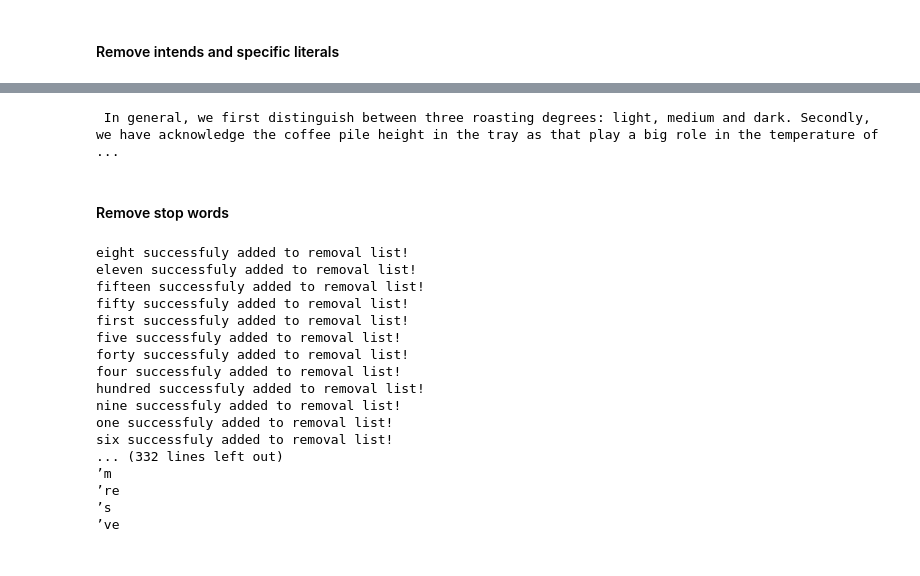
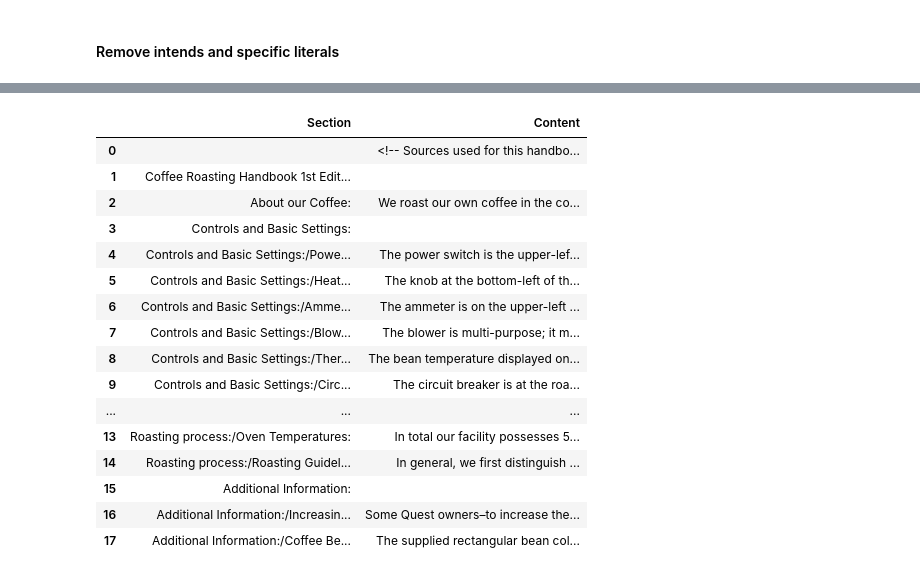
Before and after one commit to holzhauerL/nlp-rule-extraction, a Jupyter notebook: notebooks/pipeline.ipynb, the cells around one changed output, grey strips where cells are left out. Drawn from its saved outputs; the diff is of its cells as text; code cells hidden in the pictures.

```diff
--- a/notebooks/pipeline.ipynb
+++ b/notebooks/pipeline.ipynb
@@ -40,5 +40,5 @@ file_paths = {
 }
 
 # Split text into columns
-raw = {key: txt_to_df(path) for key, path in file_paths.items()}
+data = {key: txt_to_df(path) for key, path in file_paths.items()}
 # %%
@@ -65,3 +65,6 @@ For better understanding, we describe temperature rules with boundary temperatur
 ### Text cleaning
 # %% [markdown]
 #### Remove intends and specific literals
+# %%
+for case, df in data.items():
+    data[case].Processed = data[case].Raw.apply(rmv_and_rplc, remove=["\n", "\t","-->", "->"], replace={})
@@ -67,0 +126,4 @@ For better understanding, we describe temperature rules with boundary temperatur
+# %%
+# Load a pre-trained spacy language model for tokenization
+for case,df in data:
+    df['Doc'] = df['Processed'].apply(lmtz_and_rmv_stpwrds, model='en_core_web_lg')
@@ -68,47 +176,23 @@ For better understanding, we describe temperature rules with boundary temperatur
 # %%
-processed = {}
-
-for case, data in raw.items():
+for case, data in processed.items():
     processed[case] = data.copy()  # Creating a copy of the original data
     # Intends and specific literals
     processed[case].Content = processed[case].Content.apply(rmv_and_rplc, remove=["\n", "\t","-->", "->"], replace={})
+# %% [output]
+|  | Section | Content |
+| 0 |  | <!-- Sources used for this handbo... |
+| 1 | Coffee Roasting Handbook 1st Edit... |  |
+| 2 | About our Coffee: | We roast our own coffee in the co... |
+| 3 | Controls and Basic Settings: |  |
+| 4 | Controls and Basic Settings:/Powe... | The power switch is the upper-lef... |
+| 5 | Controls and Basic Settings:/Heat... | The knob at the bottom-left of th... |
+| 6 | Controls and Basic Settings:/Amme... | The ammeter is on the upper-left ... |
+| 7 | Controls and Basic Settings:/Blow... | The blower is multi-purpose; it m... |
+| 8 | Controls and Basic Settings:/Ther... | The bean temperature displayed on... |
+| 9 | Controls and Basic Settings:/Circ... | The circuit breaker is at the roa... |
+| ... | ... | ... |
+| 13 | Roasting process:/Oven Temperatures: | In total our facility possesses 5... |
+| 14 | Roasting process:/Roasting Guidel... | In general, we first distinguish ... |
+| 15 | Additional Information: |  |
+| 16 | Additional Information:/Increasin... | Some Quest owners–to increase the... |
+| 17 | Additional Information:/Coffee Be... | The supplied rectangular bean col... |
-# %%
-# TODO: Change this to include all text passages.
-
-text = processed[coffee].iloc[14].Content
-print(text)
-# %% [output]
- In general, we first distinguish between three roasting degrees: light, medium and dark. Secondly, we have acknowledge the coffee pile height in the tray as that play a big role in the temperature of ...
-# %% [markdown]
-#### Remove stop words
-# %%
-# Define custom stop words
-add_stpwrds = []
-remove_stpwrds = ["over",
-                    "even",
-                    "only",
-                    "before"]
-
-# Add and remove custom stop words globally to the spacy.util.get_lang_class('en')
-stpwrds = chng_stpwrds(add=add_stpwrds,remove=remove_stpwrds, remove_numbers=True,verbose=True)
-
-# Uncomment this line to restore the default set of stpwrds
-# stpwrds = chng_stpwrds(restore_default=True, verbose=True)
-# %% [output]
-eight successfuly added to removal list!
-eleven successfuly added to removal list!
-fifteen successfuly added to removal list!
-fifty successfuly added to removal list!
-first successfuly added to removal list!
-five successfuly added to removal list!
-forty successfuly added to removal list!
-four successfuly added to removal list!
-hundred successfuly added to removal list!
-nine successfuly added to removal list!
-one successfuly added to removal list!
-six successfuly added to removal list!
-... (332 lines left out)
-’m
-’re
-’s
-’ve
```
Also changed, not shown: parts of 11 cells of this notebook, 2 other files.
